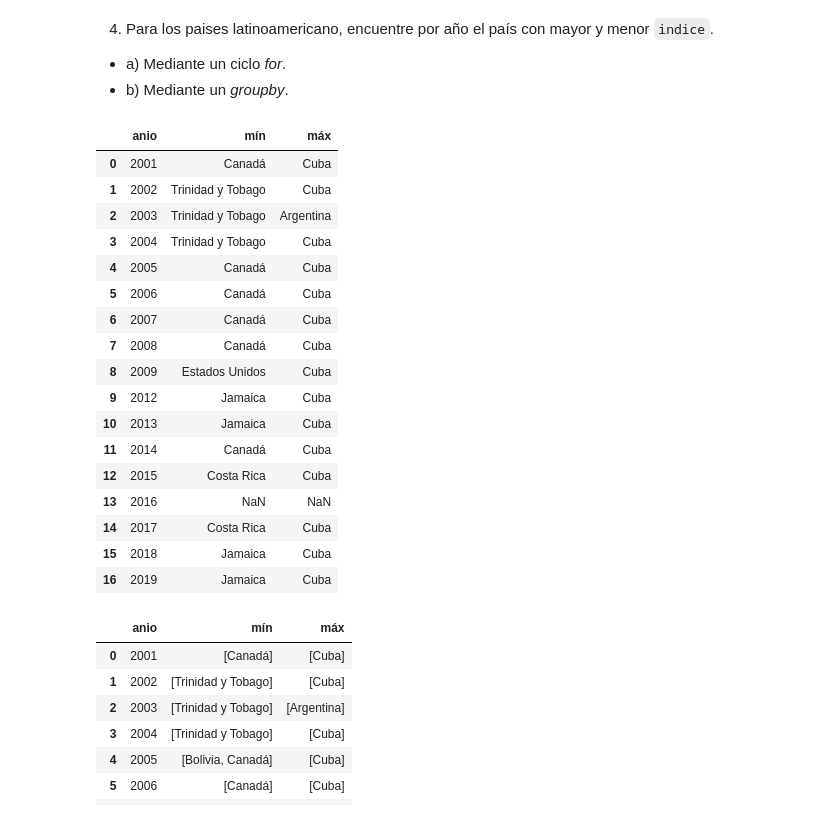
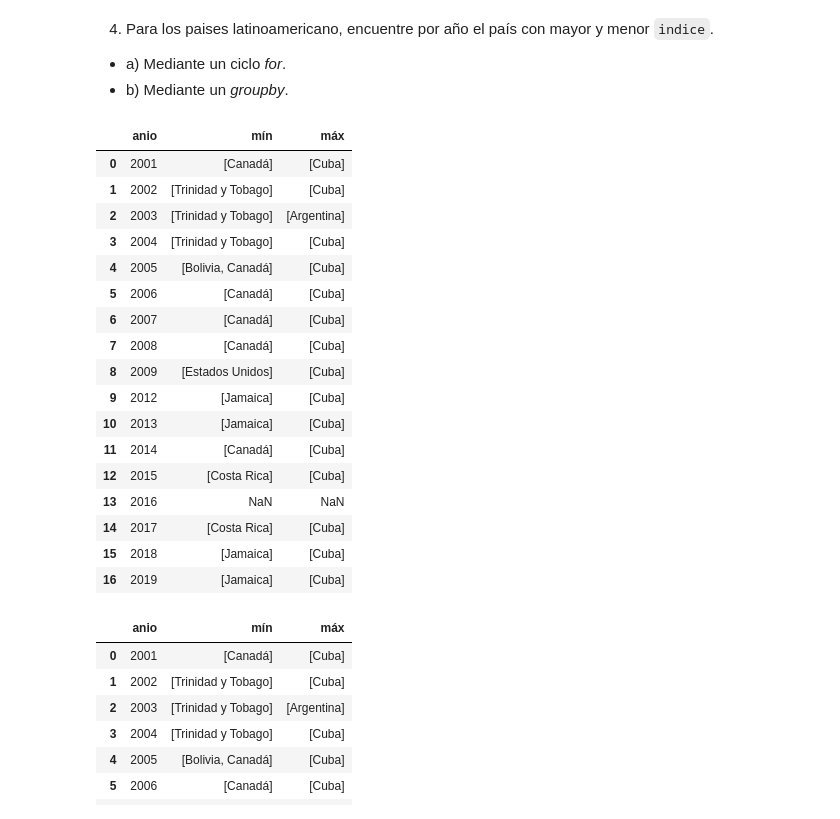
Before and after one commit to Juanvasquezb/mat281_portfolio_2022, a Jupyter notebook: labs/lab_03.ipynb, the cells around one changed output. Cells and saved outputs as stored; diff of their text form; code cells hidden in the pictures.

```diff
--- a/labs/lab_03.ipynb
+++ b/labs/lab_03.ipynb
@@ -226,61 +226,60 @@ america = ['ARG', 'ATG', 'BLZ', 'BOL', 'BRA', 'CAN', 'CHL', 'COL', 'CRI',
 # Mediante un for
 # Primero se hará una lista de los años
 df_orden = df.sort_values('anio')
 size = np.shape(df_orden)
 
-anios = []
-for i in range(0,size[0]):
-  if df['anio'][i] not in anios:
-    anios.append(df['anio'][i])
+anios = df['anio'].unique() # lista con todos los años
 anios.sort() # se ordenan por año
-
-cont = 0
 p_max = []
 p_min = []
 
 for anio in anios:
   minimo = 100000 # Se guarda un valor muy grande, ya que en el caso de que un año no tenga información, se reconocerá este valor al final del programa y se guardará como pais NaN
   maximo = np.nan
+  pais_min = list()
+  pais_max = list()
   for i in range(0,size[0]):
     if df_orden['anio'][i] == anio and df_orden['codigo_iso'][i] in america:
       serie_min = pd.Series([minimo, df_orden['indice'][i]]) # se agrega en una serie el valor i y el i-1
       minimo = serie_min.min() # selecciona el menor valor de la serie
-      if minimo == df_orden['indice'][i]: # se guarda el pais con menor indice
-        pais_min = df_orden['pais'][i]
       serie_max = pd.Series([maximo, df_orden['indice'][i]]) # se repite el mismo procedimiento pero con los valores máximos
       maximo = serie_max.max()
-      if maximo == df_orden['indice'][i]:
-        pais_max = df_orden['pais'][i]
+  # El siguiente for es para obtener una lista con el/los países que tienen el min/máx índice
+  for j in range(0,size[0]):
+    if df_orden['anio'][j] == anio and df_orden['codigo_iso'][j] in america:
+      if minimo == df_orden['indice'][j]: # se guarda el pais con menor indice
+        pais_min.append(df_orden['pais'][j])
+      if maximo == df_orden['indice'][j]:
+        pais_max.append(df_orden['pais'][j])
   # Se agregan los paises seleccionados a una lista
   if minimo == 100000:
     p_min.append(np.nan) # Se entrega el valor de NaN si en el año X no se tiene información de los índices
     p_max.append(np.nan)
   else:
     p_min.append(pais_min)
     p_max.append(pais_max)
-
 # Se escribe la información como un DataFrame
 serie = pd.DataFrame({'anio': anios, 'mín':p_min, 'máx': p_max})
 serie
 # %% [output]
 |  | anio | mín | máx |
-| 0 | 2001 | Canadá | Cuba |
-| 1 | 2002 | Trinidad y Tobago | Cuba |
-| 2 | 2003 | Trinidad y Tobago | Argentina |
-| 3 | 2004 | Trinidad y Tobago | Cuba |
-| 4 | 2005 | Canadá | Cuba |
-| 5 | 2006 | Canadá | Cuba |
-| 6 | 2007 | Canadá | Cuba |
-| 7 | 2008 | Canadá | Cuba |
-| 8 | 2009 | Estados Unidos | Cuba |
-| 9 | 2012 | Jamaica | Cuba |
-| 10 | 2013 | Jamaica | Cuba |
-| 11 | 2014 | Canadá | Cuba |
-| 12 | 2015 | Costa Rica | Cuba |
+| 0 | 2001 | [Canadá] | [Cuba] |
+| 1 | 2002 | [Trinidad y Tobago] | [Cuba] |
+| 2 | 2003 | [Trinidad y Tobago] | [Argentina] |
+| 3 | 2004 | [Trinidad y Tobago] | [Cuba] |
+| 4 | 2005 | [Bolivia, Canadá] | [Cuba] |
+| 5 | 2006 | [Canadá] | [Cuba] |
+| 6 | 2007 | [Canadá] | [Cuba] |
+| 7 | 2008 | [Canadá] | [Cuba] |
+| 8 | 2009 | [Estados Unidos] | [Cuba] |
+| 9 | 2012 | [Jamaica] | [Cuba] |
+| 10 | 2013 | [Jamaica] | [Cuba] |
+| 11 | 2014 | [Canadá] | [Cuba] |
+| 12 | 2015 | [Costa Rica] | [Cuba] |
 | 13 | 2016 | NaN | NaN |
-| 14 | 2017 | Costa Rica | Cuba |
-| 15 | 2018 | Jamaica | Cuba |
-| 16 | 2019 | Jamaica | Cuba |
+| 14 | 2017 | [Costa Rica] | [Cuba] |
+| 15 | 2018 | [Jamaica] | [Cuba] |
+| 16 | 2019 | [Jamaica] | [Cuba] |
 # %%
 # Mediante un groupby
 
```
Also changed, not shown: parts of 2 cells of this notebook.
